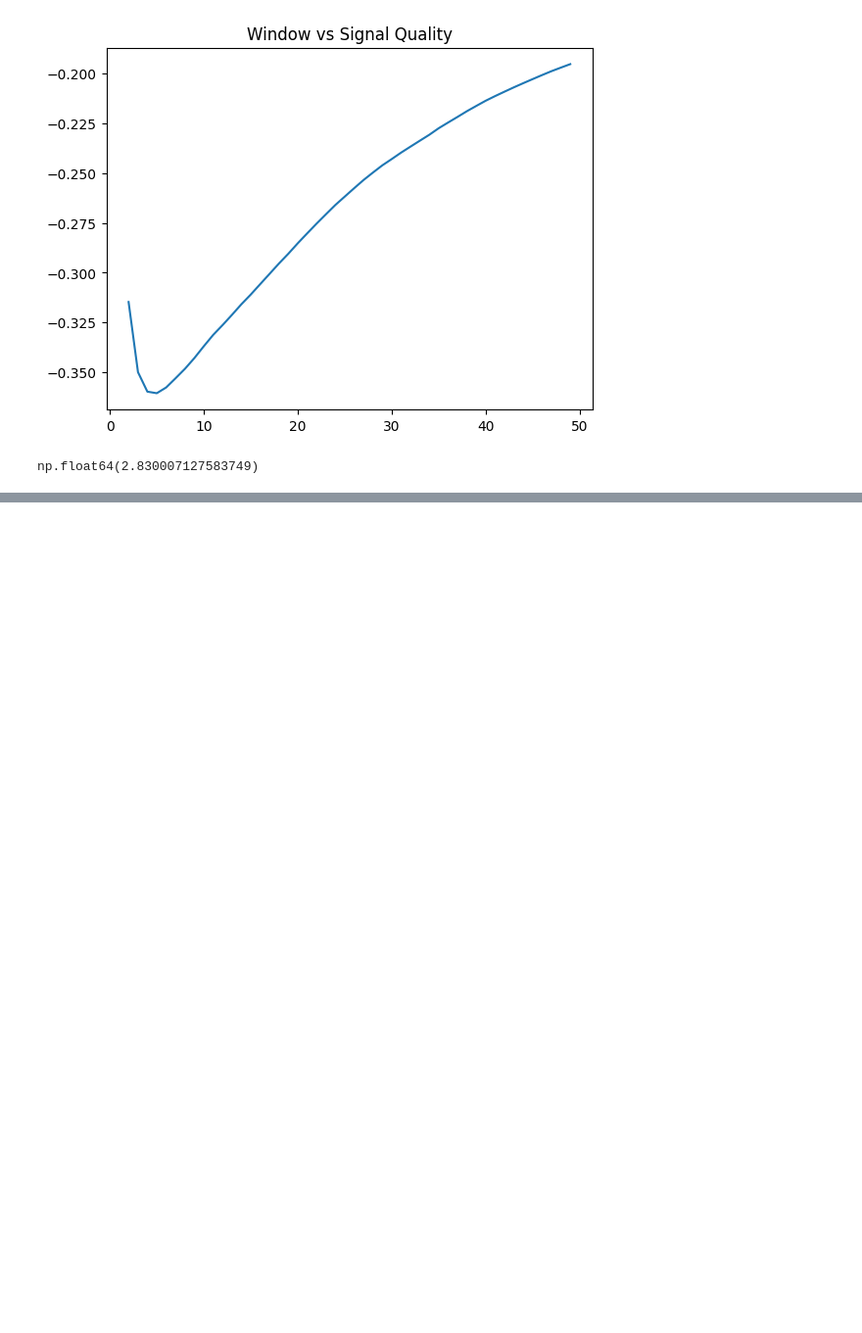
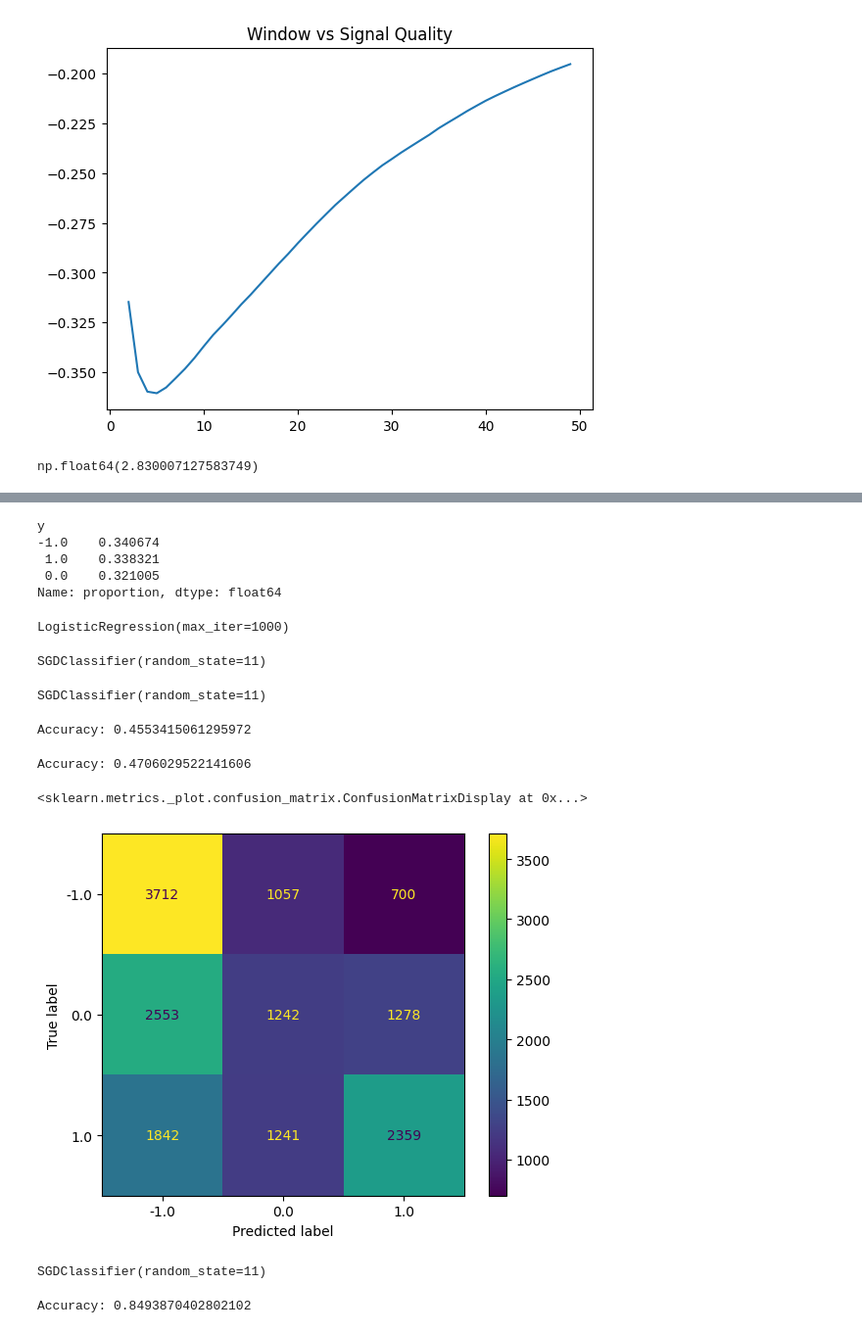
Before and after one commit to chrismcarr1/imc-prosperity-4, a Jupyter notebook: notebooks/tom_trader.ipynb, the cells around one changed output, grey strips where cells are left out. Shown at 98% size. Cells and saved outputs as stored; diff of their text form; code cells hidden in the pictures; blank space fills up the shorter version.

```diff
--- a/notebooks/tom_trader.ipynb
+++ b/notebooks/tom_trader.ipynb
@@ -204,0 +243,8 @@ np.float64(2.830007127583749)
+# %%
+tom_prices_ml['y'].value_counts(1)
+# %% [output]
+y
+-1.0    0.340674
+ 1.0    0.338321
+ 0.0    0.321005
+Name: proportion, dtype: float64
@@ -204,0 +268,51 @@ np.float64(2.830007127583749)
+# %%
+from sklearn.preprocessing import StandardScaler
+
+std_scaler = StandardScaler()
+X_train_std = std_scaler.fit_transform(X_train)
+X_test_std = std_scaler.fit_transform(X_test)
+# %%
+from sklearn.linear_model import LogisticRegression
+
+model = LogisticRegression(max_iter=1000)
+model.fit(X_train_min_max, y_train)
+model.fit(X_train_std, y_train)
+# %% [output]
+LogisticRegression(max_iter=1000)
+# %%
+from sklearn.linear_model import SGDClassifier
+
+sgd_clf = SGDClassifier(random_state=11)
+sgd_clf.fit(X_train_min_max, y_train)
+# %% [output]
+SGDClassifier(random_state=11)
+# %%
+from sklearn.linear_model import SGDClassifier
+
+sgd_clf = SGDClassifier(random_state=11)
+sgd_clf.fit(X_train_min_max, y_train)
+# %% [output]
+SGDClassifier(random_state=11)
+# %%
+from sklearn.metrics import accuracy_score
+
+y_pred = model.predict(X_test_std)
+
+print("Accuracy:", accuracy_score(y_test, y_pred))
+# %% [output]
+Accuracy: 0.4553415061295972
+# %%
+y_pred_sgd = sgd_clf.predict(X_test_std)
+
+print("Accuracy:", accuracy_score(y_test, y_pred_sgd))
+# %% [output]
+Accuracy: 0.4706029522141606
+# %%
+from sklearn.metrics import ConfusionMatrixDisplay
+from sklearn.model_selection import cross_val_predict
+
+y_pred_sgd = cross_val_predict(sgd_clf, X_train_std, y_train, cv=3)
+ConfusionMatrixDisplay.from_predictions(y_train, y_pred_sgd)
+# %% [output]
+<sklearn.metrics._plot.confusion_matrix.ConfusionMatrixDisplay at 0x...>
+[figure, added]
@@ -204,0 +332,11 @@ np.float64(2.830007127583749)
+# %%
+sgd_clf1 = SGDClassifier(random_state=11)
+sgd_clf1.fit(X1_train_std, y1_train)
+# %% [output]
+SGDClassifier(random_state=11)
+# %%
+y_pred_sgd1 = sgd_clf1.predict(X1_test_std)
+
+print("Accuracy:", accuracy_score(y1_test, y_pred_sgd1))
+# %% [output]
+Accuracy: 0.8493870402802102
```
Also changed, not shown: parts of 15 cells of this notebook, 4 other files.
